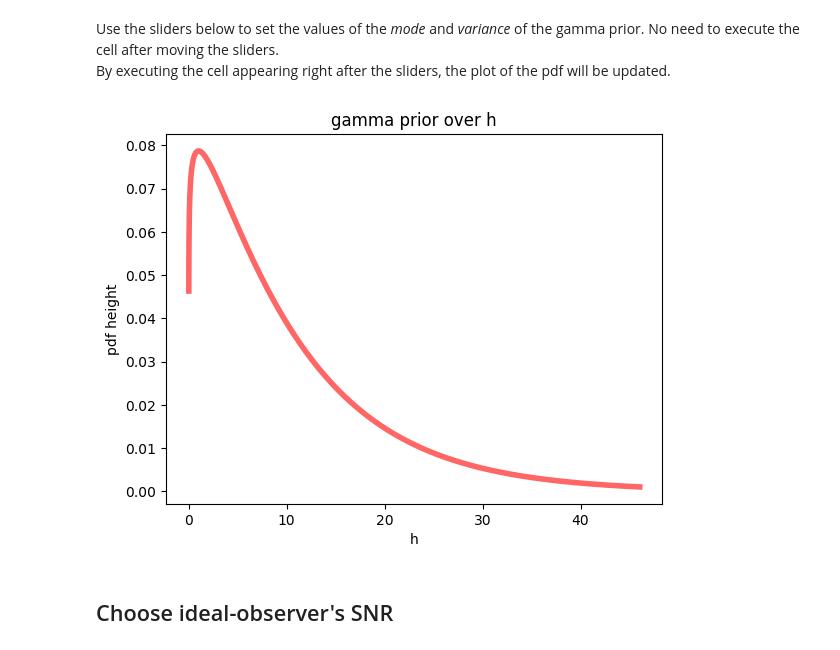
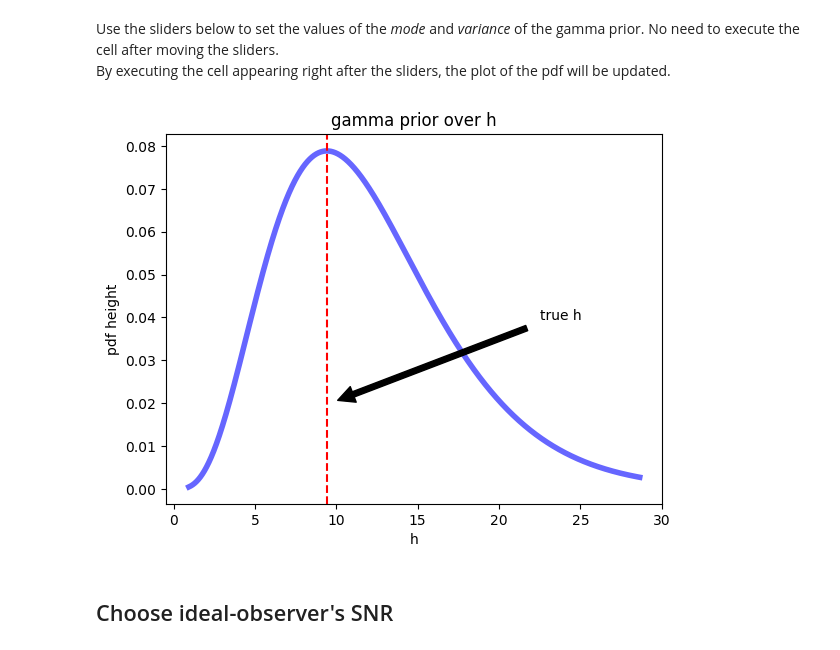
Before and after one commit to aernesto/dots-reversal-ideal-obs, a Jupyter notebook: Jupyter_1.ipynb, the cells around one changed output. Saved outputs shown, nothing was run; the diff lists cells and outputs as text; code cells hidden in the pictures.

```diff
--- a/Jupyter_1.ipynb
+++ b/Jupyter_1.ipynb
@@ -418,25 +418,32 @@ class ObsTrial(IdealObs):
 Use the sliders below to set the values of the _mode_ and _variance_ of the gamma prior. No need to execute the cell after moving the sliders.
 By executing the cell appearing right after the sliders, the plot of the pdf will be updated.
 # %%
-def g(mode=1.0, variance=3.0):
-    return np.array([mode, variance])
-ww = interactive(g, mode=(.01,10,0.01), variance=(0.01,100))
+def g(mode=1.0, variance=3.0, true_h=1):
+    return np.array([mode, variance, true_h])
+ww = interactive(g, mode=(.01,10,0.01), variance=(0.01,100), true_h=(0.0,30.0,0.01))
 display(ww)
 # %%
-m, v = ww.result
+m, v, h = ww.result
 #m = 1  # mode of gamma pdf
 #v = 2 # var of gamma pdf
 b = m / (2 * v) + np.sqrt(m**2 / (v**2) + 4 / v) / 2  # 1 / scale parameter of gamma pdf
 a = m * b + 1   # shape parameter of gamma pdf
 x = np.linspace(gamma.ppf(0.0001, a, scale = 1 / b),gamma.ppf(0.99, a, scale = 1 / b), 5000)
-plt.figure(1)
-plt.plot(x, gamma.pdf(x, a, scale = 1 / b),'r-', lw=4, alpha=0.6, label='gamma pdf')
+fig = plt.figure(1)
+ax = fig.add_subplot(111)
+y = gamma.pdf(x, a, scale = 1 / b)
+plt.plot(x, y,'b-', lw=4, alpha=0.6, label='gamma pdf')
+plt.axvline(x=h, color='red', linestyle='--')
+xlim = ax.get_xlim()
+ax.annotate('true h', xy=(h, .25*y.max()), xytext=(.75*xlim[1], .5*y.max()),
+            arrowprops=dict(facecolor='black', shrink=0.05),
+            )
 plt.title('gamma prior over h')
 plt.xlabel('h')
 plt.ylabel('pdf height')
 plt.show()
 # %% [output]
-[figure, old version]
+[figure, new version]
 # %%
 # This cell is for using the shape and 1/scale parameters of the gamma prior directly
 # def g(a=1.0, b=1.0):
```
Also changed, not shown: parts of 5 cells of this notebook.
